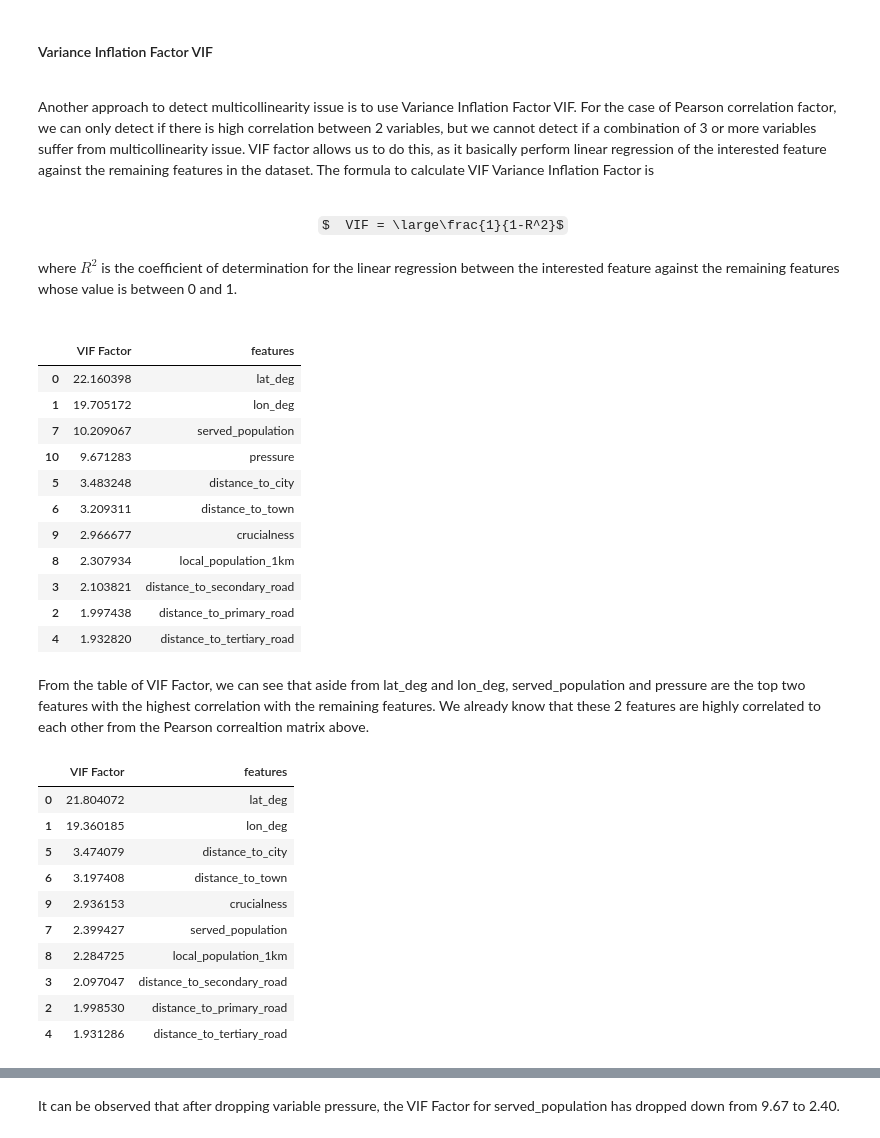
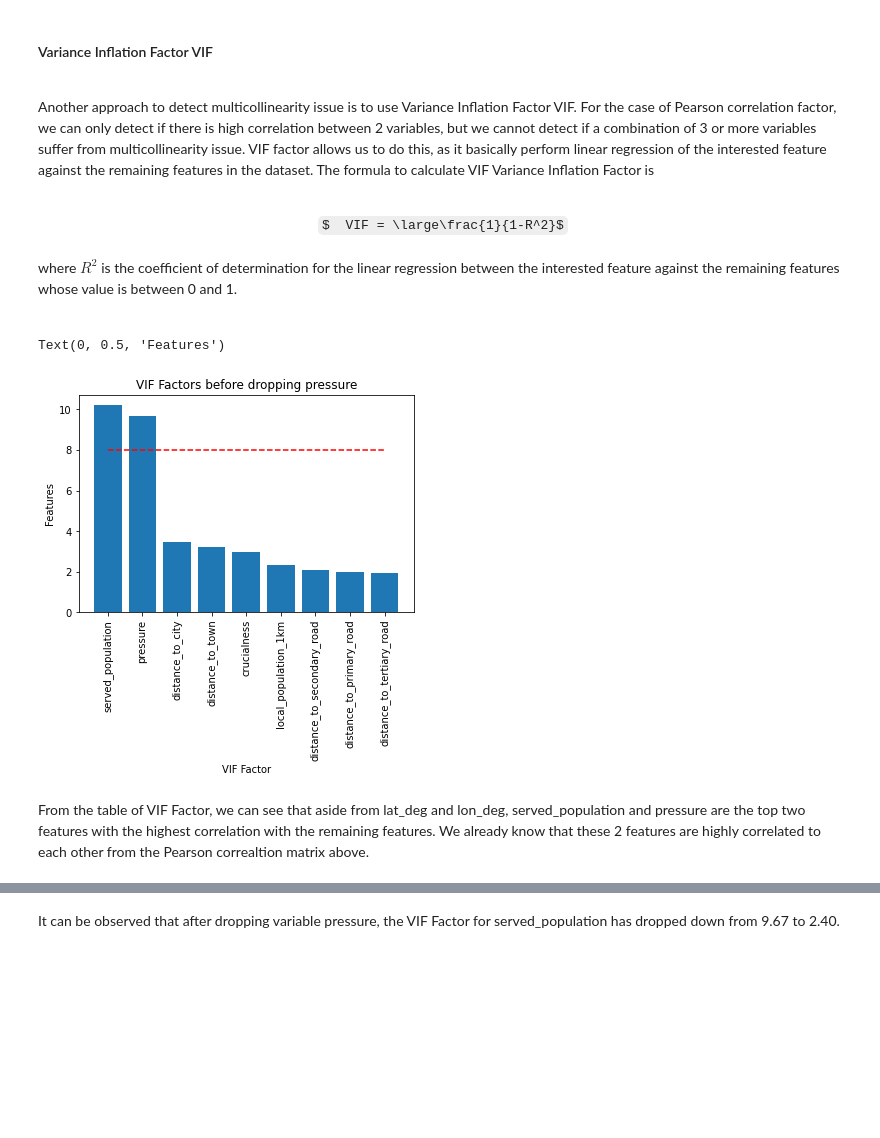
Before and after one commit to benjaminlq/Prediction-of-Water-Point-Functionality, a Jupyter notebook: Water_Point.ipynb, the cells around one changed output, grey strips where cells are left out. Drawn from its saved outputs; the diff is of its cells as text; code cells hidden in the pictures; some formulas as TeX source; blank space fills up the shorter version.

```diff
--- a/Water_Point.ipynb
+++ b/Water_Point.ipynb
@@ -151,20 +184,17 @@ from statsmodels.stats.outliers_influence import variance_inflation_factor
 vif = pd.DataFrame()
 vif["VIF Factor"] = [variance_inflation_factor(data[conti_var].dropna().values, i) for i in range(data[conti_var].shape[1])]
 vif["features"] = data[conti_var].columns
-vif.sort_values(by = 'VIF Factor',ascending = False)
+vif = vif.sort_values(by = 'VIF Factor',ascending = False)
-# %% [output]
-|  | VIF Factor | features |
-| 0 | 22.160398 | lat_deg |
-| 1 | 19.705172 | lon_deg |
-| 7 | 10.209067 | served_population |
-| 10 | 9.671283 | pressure |
-| 5 | 3.483248 | distance_to_city |
-| 6 | 3.209311 | distance_to_town |
-| 9 | 2.966677 | crucialness |
-| 8 | 2.307934 | local_population_1km |
-| 3 | 2.103821 | distance_to_secondary_road |
-| 2 | 1.997438 | distance_to_primary_road |
-| 4 | 1.932820 | distance_to_tertiary_road |
+# %%
+plt.bar(vif["features"][2:], vif["VIF Factor"][2:])
+plt.plot([8] * len(vif["features"][2:]), color = "red", linestyle = "dashed")
+plt.xticks(rotation=90)
+plt.title("VIF Factors before dropping pressure")
+plt.xlabel("VIF Factor")
+plt.ylabel("Features")
+# %% [output]
+Text(0, 0.5, 'Features')
+[figure, added]
 # %% [markdown]
 From the table of VIF Factor, we can see that aside from lat_deg and lon_deg, served_population and pressure are the top two features with the highest correlation with the remaining features. We already know that these 2 features are highly correlated to each other from the Pearson correaltion matrix above.
 # %%
@@ -178,16 +208,4 @@ conti_var = ['lat_deg', 'lon_deg','distance_to_primary_road',
 vif = pd.DataFrame()
 vif["VIF Factor"] = [variance_inflation_factor(data[conti_var].dropna().values, i) for i in range(data[conti_var].shape[1])]
 vif["features"] = data[conti_var].columns
-vif.sort_values(by = 'VIF Factor',ascending = False)
+vif = vif.sort_values(by = 'VIF Factor',ascending = False)
-# %% [output]
-|  | VIF Factor | features |
-| 0 | 21.804072 | lat_deg |
-| 1 | 19.360185 | lon_deg |
-| 5 | 3.474079 | distance_to_city |
-| 6 | 3.197408 | distance_to_town |
-| 9 | 2.936153 | crucialness |
-| 7 | 2.399427 | served_population |
-| 8 | 2.284725 | local_population_1km |
-| 3 | 2.097047 | distance_to_secondary_road |
-| 2 | 1.998530 | distance_to_primary_road |
-| 4 | 1.931286 | distance_to_tertiary_road |
```
Also changed, not shown: parts of 21 cells of this notebook.
